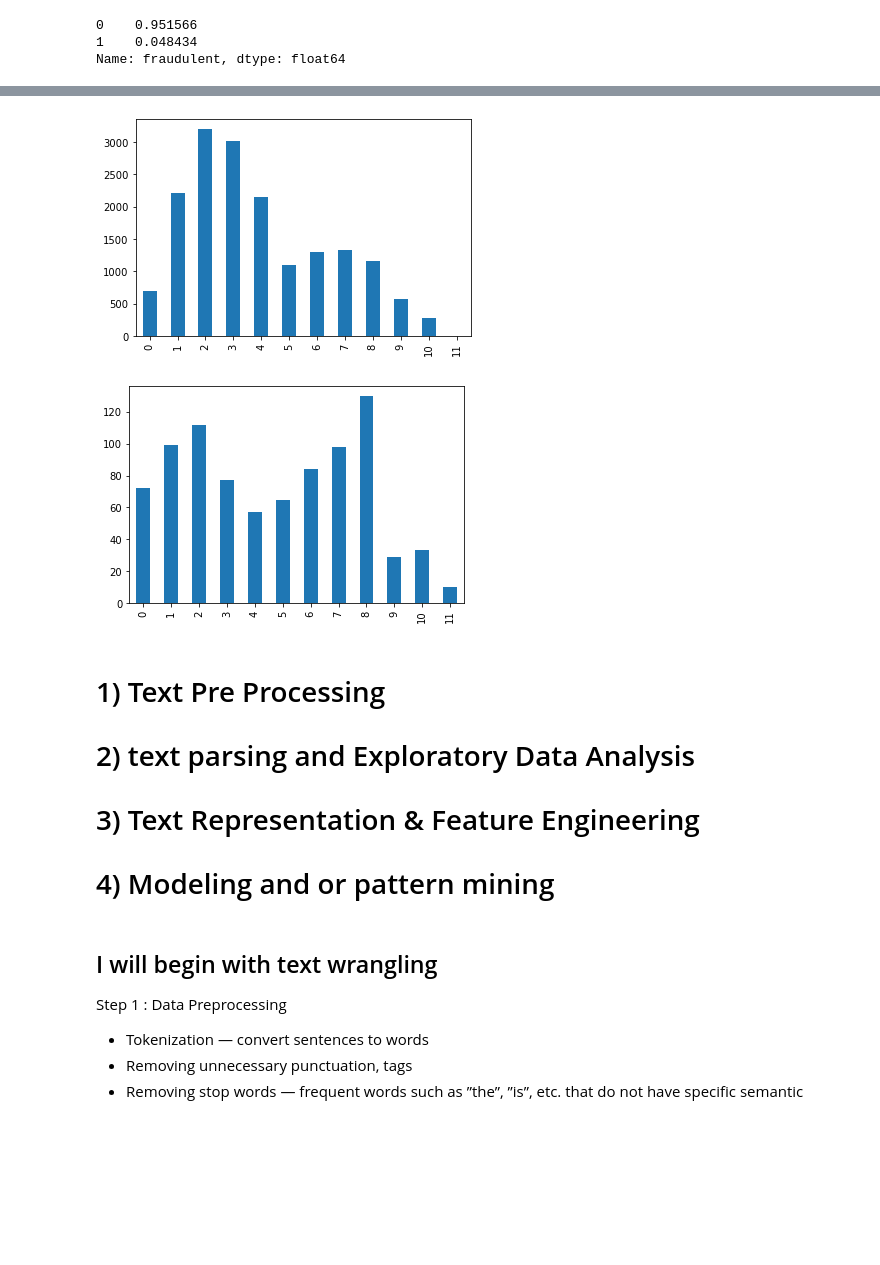
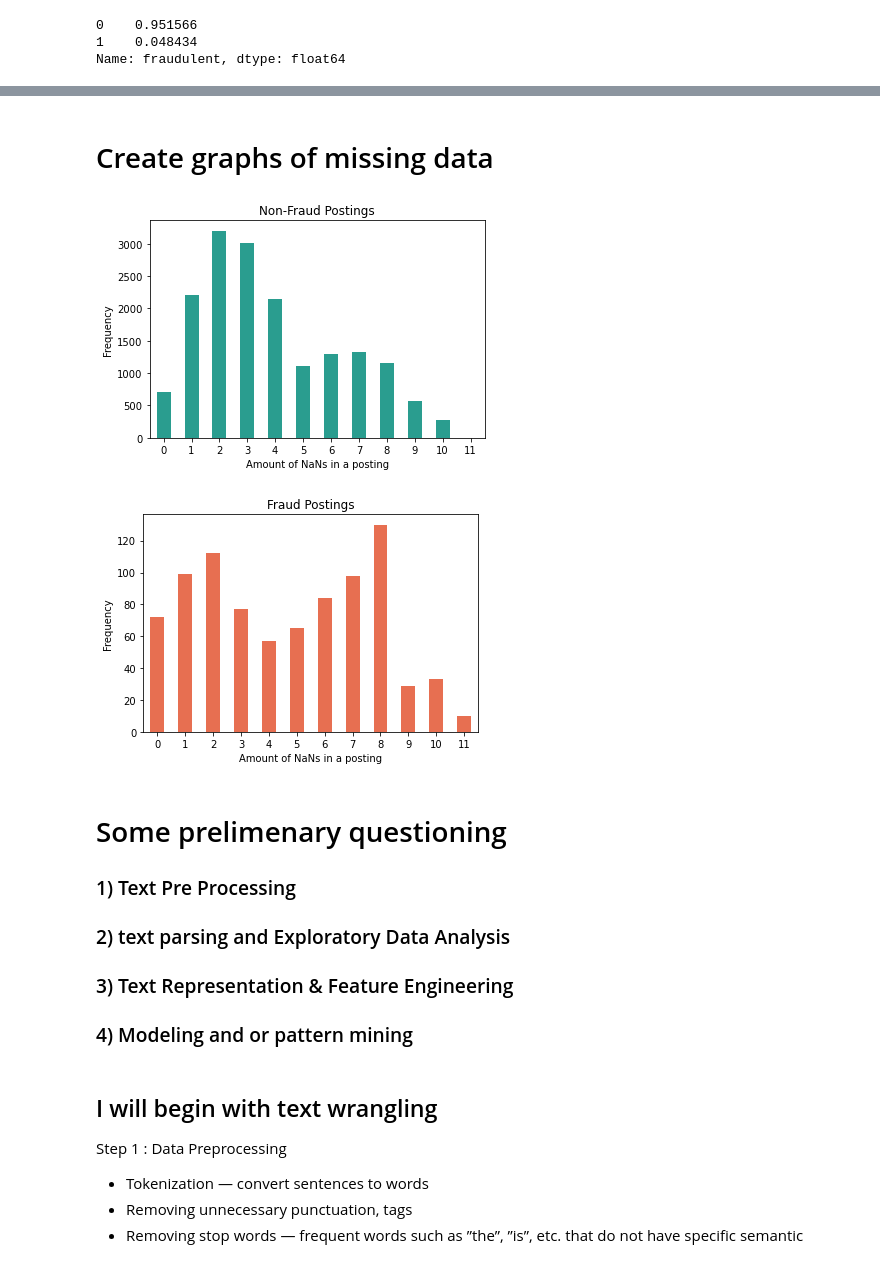
Before and after one commit to SeanBackstrom/Is_The_Job_Posting_Fraud_or_not, a Jupyter notebook: unit-2-build.ipynb, the cells around one changed output, grey strips where cells are left out. Drawn from its saved outputs; the diff is of its cells as text; code cells hidden in the pictures; blank space fills up the shorter version.

```diff
--- a/unit-2-build.ipynb
+++ b/unit-2-build.ipynb
@@ -103,22 +92,35 @@ import matplotlib.pyplot as plt
+# %% [markdown]
+# Create graphs of missing data
 # %%
 onlyfraud = df[df['fraudulent'] == 1]
 notfraud = df[df['fraudulent'] == 0]
 fake = pd.Series(notfraud['missing_data'].value_counts().sort_index())
 
-fake.plot.bar();
+plt.xlabel('Amount of NaNs in a posting')
+plt.ylabel('Frequency')
+
+ax  = fake.plot.bar(title= 'Non-Fraud Postings', rot=0, color='#2a9d8f')
+plt.grid(False)
+ax.set_facecolor('white')
 # %% [output]
-[figure, old version]
+[figure, new version]
-# %%
-fake2 = pd.Series(onlyfraud['missing_data'].value_counts().sort_index())
-
-fake2.plot.bar();
-# %% [output]
-[figure, removed]
+# %%
+fake2 = pd.Series(onlyfraud['missing_data'].value_counts().sort_index())
+
+plt.xlabel('Amount of NaNs in a posting')
+plt.ylabel('Frequency')
+
+ax = fake2.plot.bar(title= 'Fraud Postings', rot=0, color='#e76f51');
+plt.grid(False)
+ax.set_facecolor('white')
+# %% [output]
+[figure, added]
 # %% [markdown]
-# 1) Text Pre Processing
-# 2) text parsing and Exploratory Data Analysis
-# 3) Text Representation & Feature Engineering
-# 4) Modeling and or pattern mining
+# Some prelimenary questioning
+### 1) Text Pre Processing
+### 2) text parsing and Exploratory Data Analysis
+### 3) Text Representation & Feature Engineering
+### 4) Modeling and or pattern mining
 # %% [markdown]
 ## I will begin with text wrangling
 Step 1 : Data Preprocessing
```
Also changed, not shown: parts of 72 cells of this notebook.
